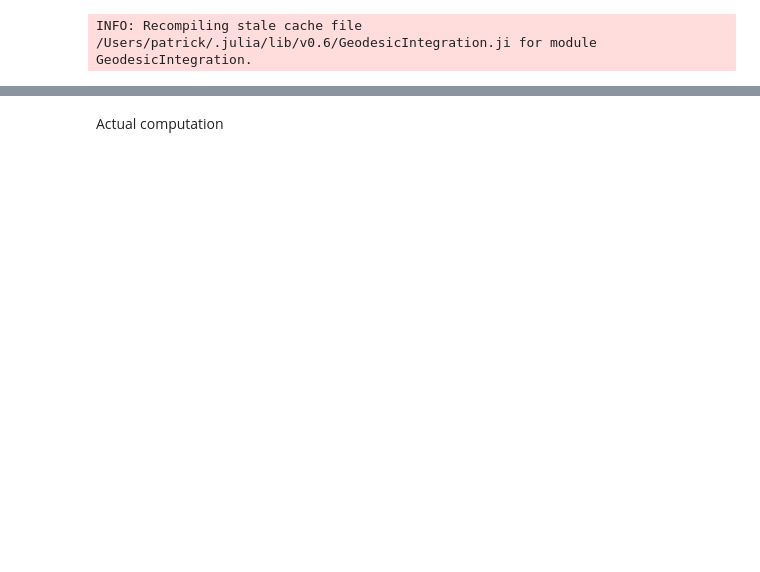
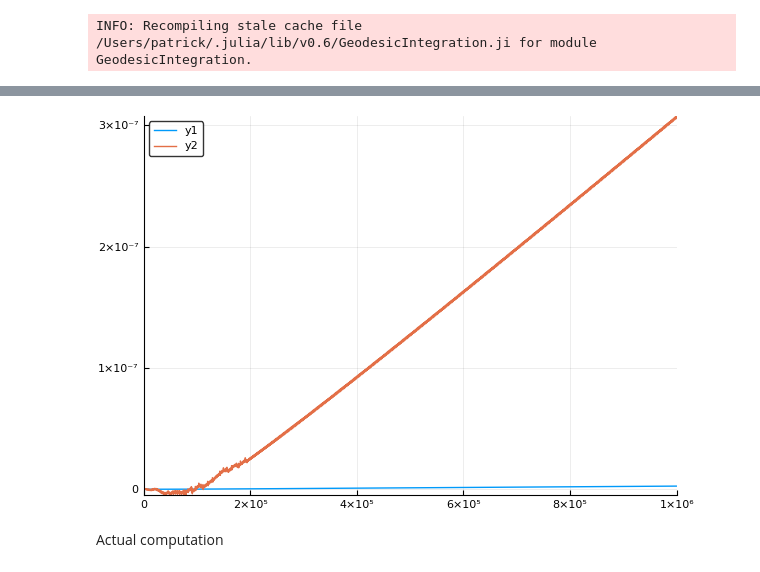
Before and after one commit to psanker/gr-project, a Jupyter notebook: tests.ipynb, the cells around one changed output, grey strips where cells are left out. Drawn from its saved outputs; the diff is of its cells as text; code cells hidden in the pictures; blank space fills up the shorter version.

```diff
--- a/tests.ipynb
+++ b/tests.ipynb
@@ -13,3 +78,8 @@ metric = KerrNewmanMetric(M, a, q);
+# %%
+plot(sol.t, (1 - (2M ./ sol[2, :])) .* sol[5, :] - ε)
+plot!(sol.t, (sol[2, :].^2 .* sin.(sol[3, :]).^2 .* sol[8, :]) - l)
+# %% [output]
+[figure, added]
 # %% [markdown]
 Actual computation
 # %%
```
Also changed, not shown: parts of 12 cells of this notebook, 2 other files.
